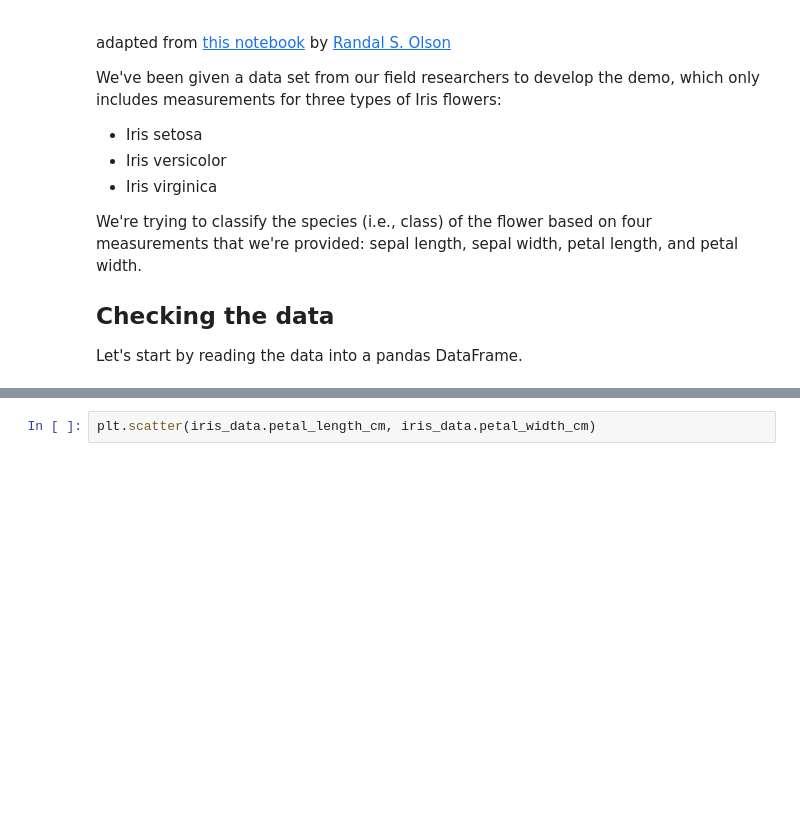
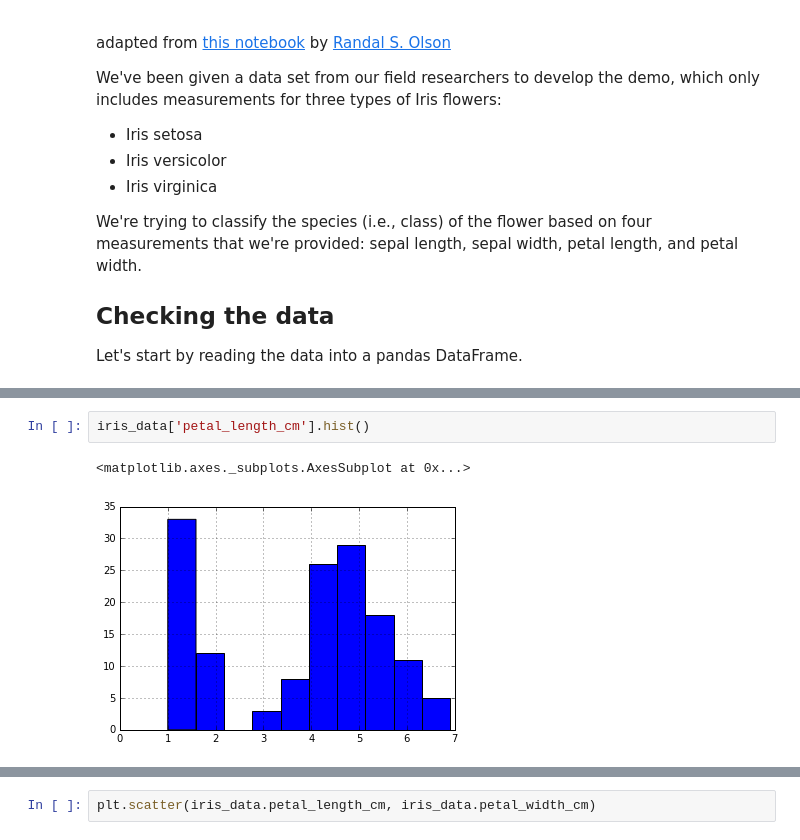
Before and after one commit to inkandswitch/livebook, a Jupyter notebook: sample-notebooks/iris_data.ipynb, the cells around one changed output, grey strips where cells are left out. Saved outputs shown, nothing was run; the diff lists cells and outputs as text; blank space fills up the shorter version.

```diff
--- a/sample-notebooks/iris_data.ipynb
+++ b/sample-notebooks/iris_data.ipynb
@@ -40,0 +101,5 @@ We can observe the correlation between the petal width and length:
+# %%
+iris_data['petal_length_cm'].hist()
+# %% [output]
+<matplotlib.axes._subplots.AxesSubplot at 0x...>
+[figure, added]
```
Also changed, not shown: parts of 36 cells of this notebook.
